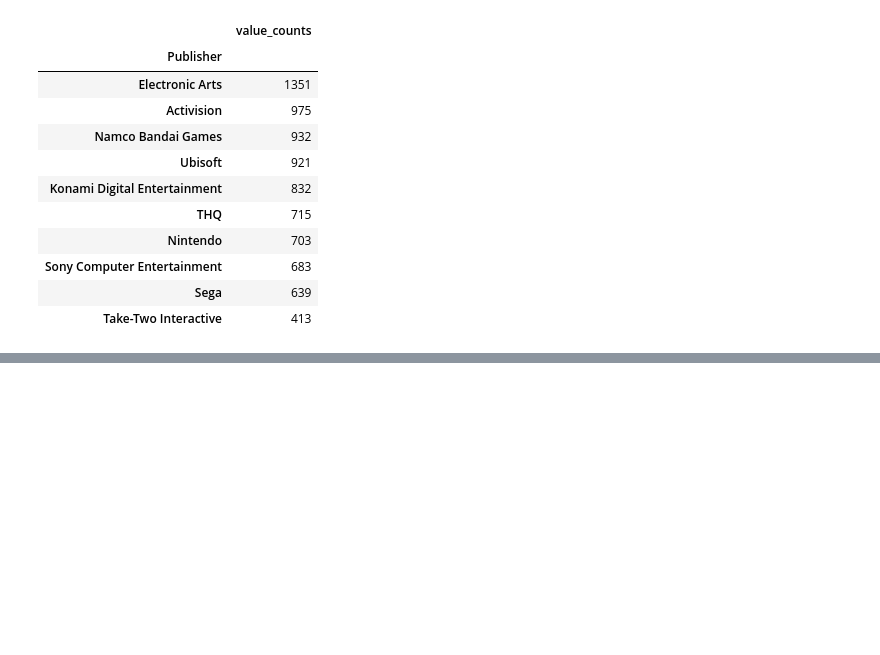
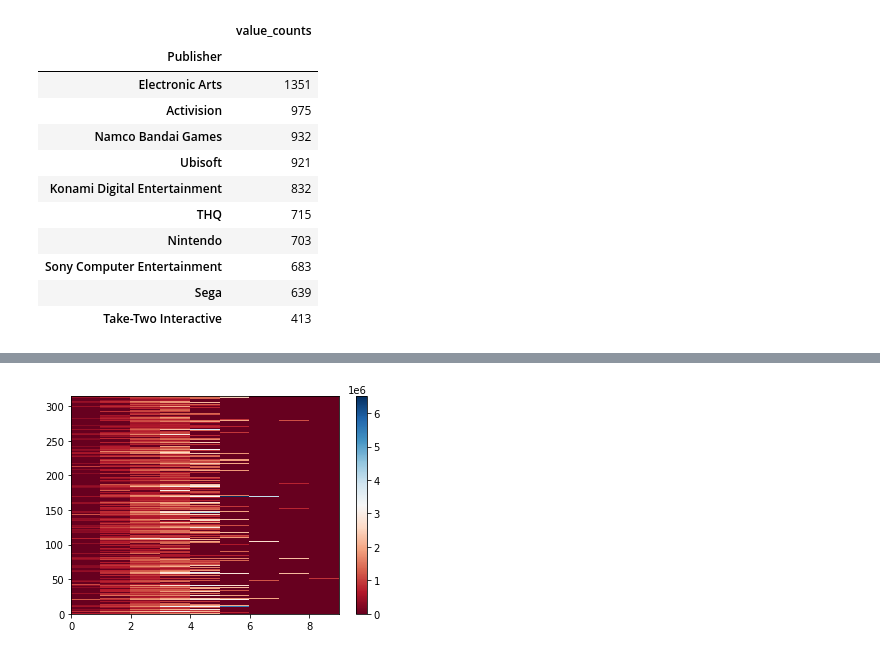
Before and after one commit to aricahyasaputra/data-sains-course-assigment-, a Jupyter notebook: Week 4/Tugas_4_Data_Sains.ipynb, the cells around one changed output, grey strips where cells are left out. Cells and saved outputs as stored; diff of their text form; code cells hidden in the pictures; blank space fills up the shorter version.

```diff
--- a/Week 4/Tugas_4_Data_Sains.ipynb
+++ b/Week 4/Tugas_4_Data_Sains.ipynb
@@ -516,0 +519,3 @@ publisher_counts.head(10)
+# %%
+df = pd.read_csv("https://raw.githubusercontent.com/aricahyasaputra/data-sains-course-assigment-/main/Week%204/melb_data.csv")
+df.head(10)
@@ -516,0 +577,5 @@ publisher_counts.head(10)
+# %%
+# melakukan grouping
+df_gptest = df[['Suburb','Rooms','Price']]
+grouped_test1 = df_gptest.groupby(['Suburb','Rooms'],as_index=False).mean()
+grouped_test1
@@ -516,0 +596,4 @@ publisher_counts.head(10)
+# %%
+# melakukan pivot data
+grouped_pivot = grouped_test1.pivot(index='Suburb',columns='Rooms')
+grouped_pivot
@@ -516,0 +616,4 @@ publisher_counts.head(10)
+# %%
+# melakukan pivot data dengan handle missing value dengan nilai 0
+grouped_pivot = grouped_pivot.fillna(0) #fill missing values with 0
+grouped_pivot
@@ -516,0 +652,7 @@ publisher_counts.head(10)
+# %%
+#visualisasi heatmap
+plt.pcolor(grouped_pivot, cmap='RdBu')
+plt.colorbar()
+plt.show()
+# %% [output]
+[figure, added]
```
Also changed, not shown: parts of 10 cells of this notebook.
